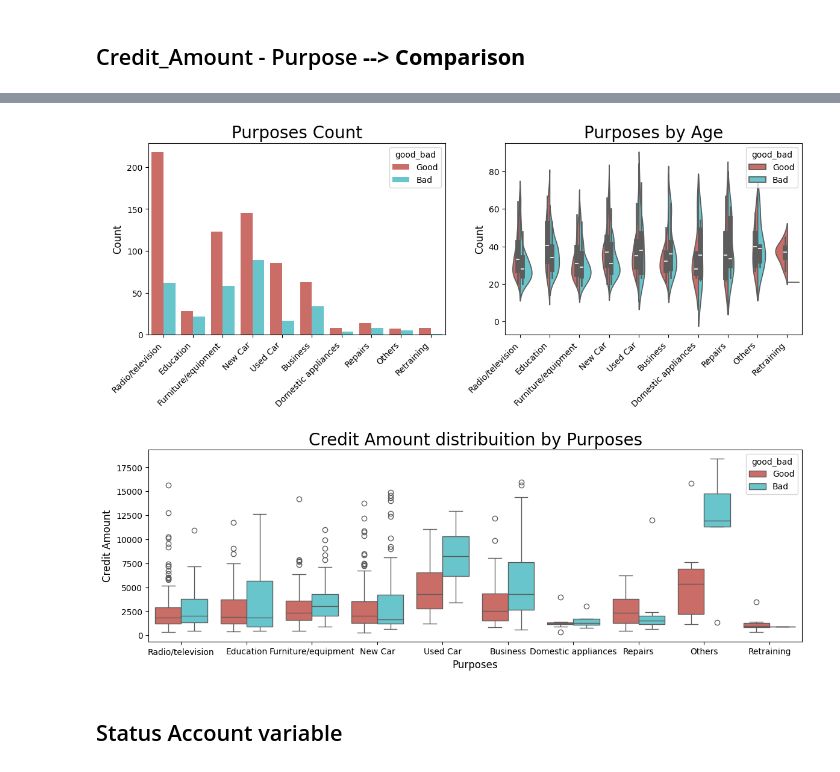
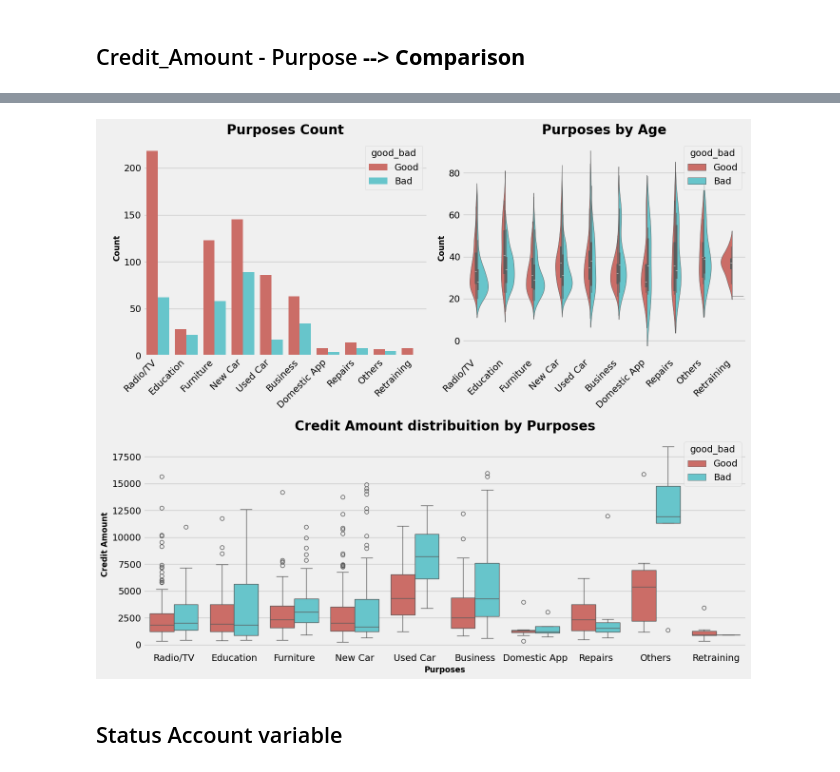
Before and after one commit to MR-NBD/ML4N--Adversarial-Attacks-Polito-2023-24, a Jupyter notebook: Adversarial Attack Exploratory Data Analysis.ipynb, the cells around one changed output, grey strips where cells are left out. Drawn from its saved outputs; the diff is of its cells as text; code cells hidden in the pictures.

Commit message:
Add matplotlib defaults

```diff
--- a/Adversarial Attack Exploratory Data Analysis.ipynb
+++ b/Adversarial Attack Exploratory Data Analysis.ipynb
@@ -38,6 +38,19 @@ import torch.nn.functional as F
 from imblearn.over_sampling import SMOTE
 from imblearn.under_sampling import RandomUnderSampler
 
+# matplotlib defaults
+plt.style.use("fivethirtyeight")
+plt.rc("figure", autolayout=True)
+plt.rc("figure", figsize=(12, 6))
+plt.rc(
+    "axes",
+    labelweight="bold",
+    labelsize="large",
+    titleweight="bold",
+    titlesize=14,
+    titlepad=10,
+)
+
 #### this code, allow us to work with offline plotly version
 py.init_notebook_mode(connected=True)
 
@@ -944,9 +957,9 @@ Uknown           46   348
 # %%
 df_credit['Purpose'] = df_credit['Purpose'].replace(['A40'],'New Car')
 df_credit['Purpose'] = df_credit['Purpose'].replace(['A41'],'Used Car')
-df_credit['Purpose'] = df_credit['Purpose'].replace(['A42'],'Furniture/equipment')
-df_credit['Purpose'] = df_credit['Purpose'].replace(['A43'],'Radio/television')
-df_credit['Purpose'] = df_credit['Purpose'].replace(['A44'],'Domestic appliances')
+df_credit['Purpose'] = df_credit['Purpose'].replace(['A42'],'Furniture')
+df_credit['Purpose'] = df_credit['Purpose'].replace(['A43'],'Radio/TV')
+df_credit['Purpose'] = df_credit['Purpose'].replace(['A44'],'Domestic App')
 df_credit['Purpose'] = df_credit['Purpose'].replace(['A45'],'Repairs')
 df_credit['Purpose'] = df_credit['Purpose'].replace(['A46'],'Education')
 df_credit['Purpose'] = df_credit['Purpose'].replace(['A47'],'Vacation')
@@ -1005,4 +1018,4 @@ Used Car              17    86
-[figure, old version]
+[figure, new version]
 # %% [markdown]
 ## Status Account variable
 # %%
```
Also changed, not shown: parts of 15 cells of this notebook.
